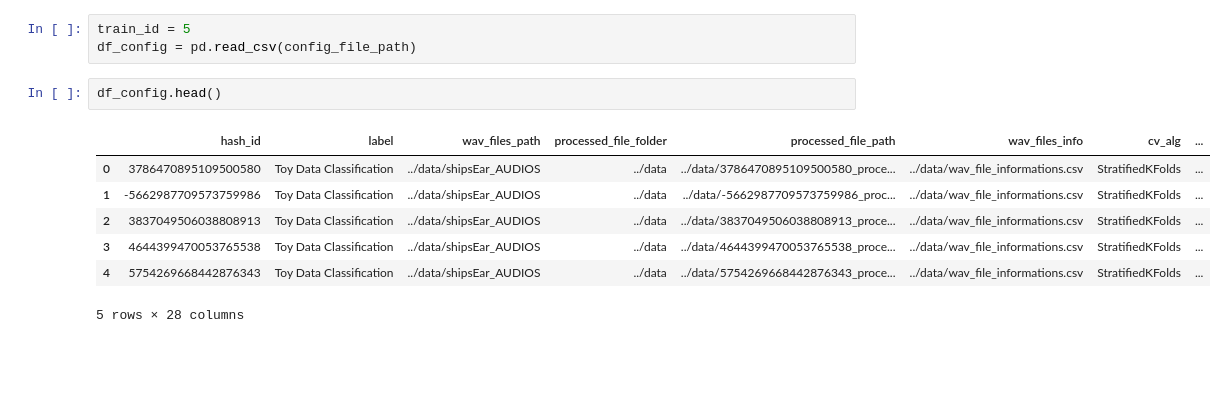
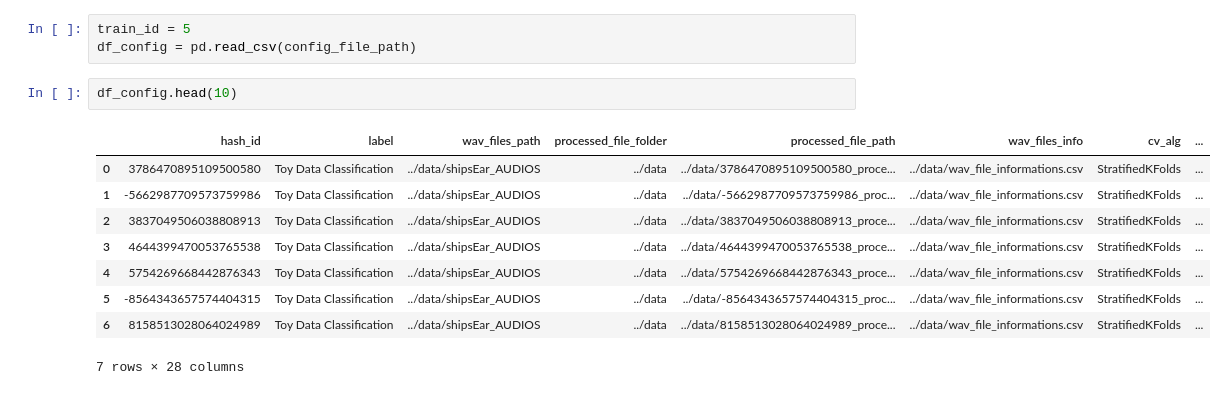
Before and after one commit to natmourajr/SonarClassification, a Jupyter notebook: notebooks/0 - Train Configuration.ipynb, the cells around one changed output. Cells and saved outputs as stored; diff of their text form; blank space fills up the shorter version.

```diff
--- a/notebooks/0 - Train Configuration.ipynb
+++ b/notebooks/0 - Train Configuration.ipynb
@@ -121,15 +117,17 @@ else:
 train_id = 5
 df_config = pd.read_csv(config_file_path)
 # %%
-df_config.head()
+df_config.head(10)
 # %% [output]
 |  | hash_id | label | wav_files_path | processed_file_folder | processed_file_path | wav_files_info | cv_alg | ... |
 | 0 | 3786470895109500580 | Toy Data Classification | ../data/shipsEar_AUDIOS | ../data | ../data/3786470895109500580_proce... | ../data/wav_file_informations.csv | StratifiedKFolds | ... |
 | 1 | -5662987709573759986 | Toy Data Classification | ../data/shipsEar_AUDIOS | ../data | ../data/-5662987709573759986_proc... | ../data/wav_file_informations.csv | StratifiedKFolds | ... |
 | 2 | 3837049506038808913 | Toy Data Classification | ../data/shipsEar_AUDIOS | ../data | ../data/3837049506038808913_proce... | ../data/wav_file_informations.csv | StratifiedKFolds | ... |
 | 3 | 4644399470053765538 | Toy Data Classification | ../data/shipsEar_AUDIOS | ../data | ../data/4644399470053765538_proce... | ../data/wav_file_informations.csv | StratifiedKFolds | ... |
 | 4 | 5754269668442876343 | Toy Data Classification | ../data/shipsEar_AUDIOS | ../data | ../data/5754269668442876343_proce... | ../data/wav_file_informations.csv | StratifiedKFolds | ... |
+| 5 | -8564343657574404315 | Toy Data Classification | ../data/shipsEar_AUDIOS | ../data | ../data/-8564343657574404315_proc... | ../data/wav_file_informations.csv | StratifiedKFolds | ... |
+| 6 | 8158513028064024989 | Toy Data Classification | ../data/shipsEar_AUDIOS | ../data | ../data/8158513028064024989_proce... | ../data/wav_file_informations.csv | StratifiedKFolds | ... |
-5 rows × 28 columns
+7 rows × 28 columns
 # %%
 #hidden_neurons = [1, 2, 3, 4, 5, 6, 7, 8, 9, 10]
 hidden_neurons = [1, 10, 100]
```
Also changed, not shown: parts of 4 cells of this notebook, 3 other files.
